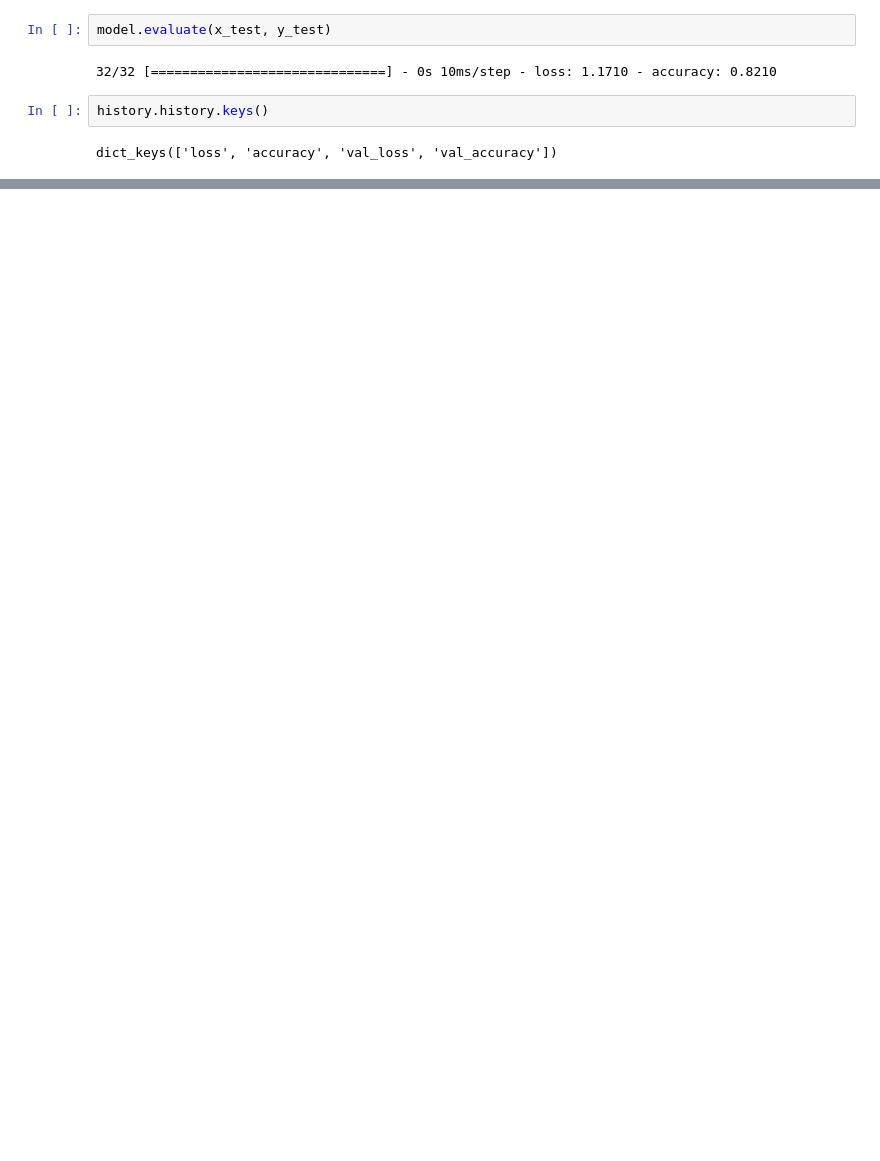
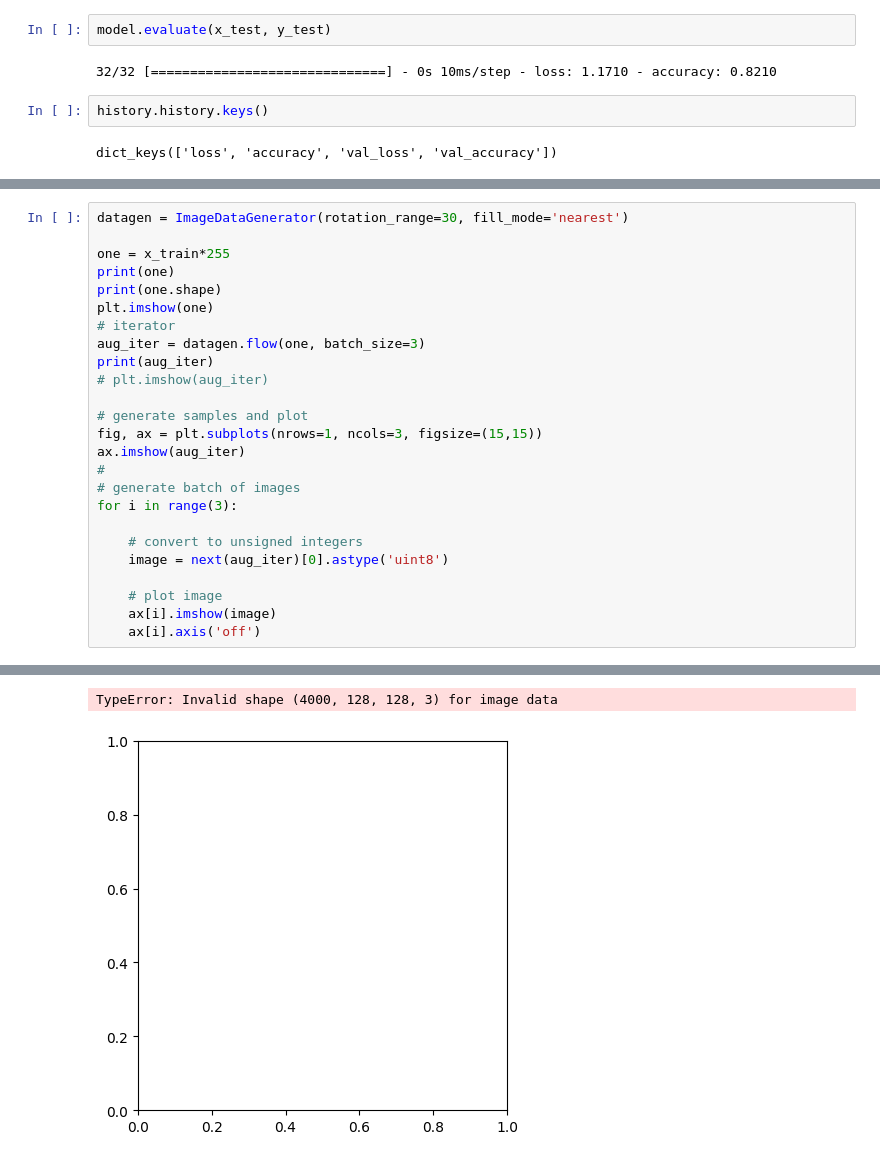
Before and after one commit to elvinelk/HSLU-Computer-Vision-Lab-Student-Version, a Jupyter notebook: 1_gcm.ipynb, the cells around one changed output, grey strips where cells are left out. Cells and saved outputs as stored; diff of their text form; blank space fills up the shorter version.

```diff
--- a/1_gcm.ipynb
+++ b/1_gcm.ipynb
@@ -331,0 +369,26 @@ plt.show()
+# %%
+datagen = ImageDataGenerator(rotation_range=30, fill_mode='nearest')
+
+one = x_train*255
+print(one)
+print(one.shape)
+plt.imshow(one)
+# iterator
+aug_iter = datagen.flow(one, batch_size=3)
+print(aug_iter)
+# plt.imshow(aug_iter)
+
+# generate samples and plot
+fig, ax = plt.subplots(nrows=1, ncols=3, figsize=(15,15))
+ax.imshow(aug_iter)
+#
+# generate batch of images
+for i in range(3):
+
+	# convert to unsigned integers
+	image = next(aug_iter)[0].astype('uint8')
+
+	# plot image
+	ax[i].imshow(image)
+	ax[i].axis('off')
+# %% [output]
@@ -331,0 +412,2 @@ plt.show()
+TypeError: Invalid shape (4000, 128, 128, 3) for image data
+[figure, added]
```
Also changed, not shown: parts of 27 cells of this notebook, 2 other files.
